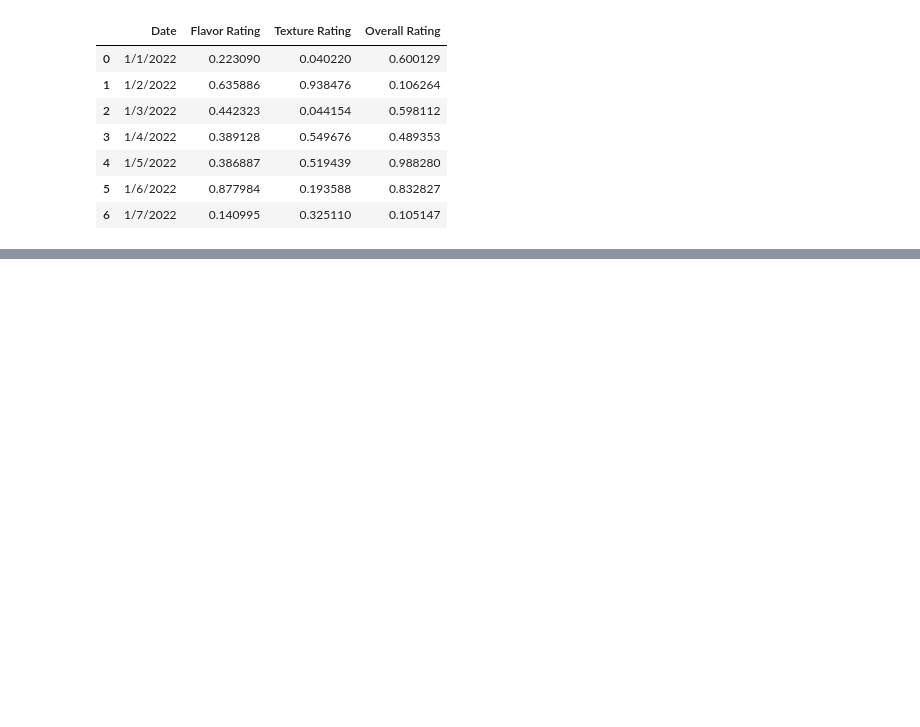
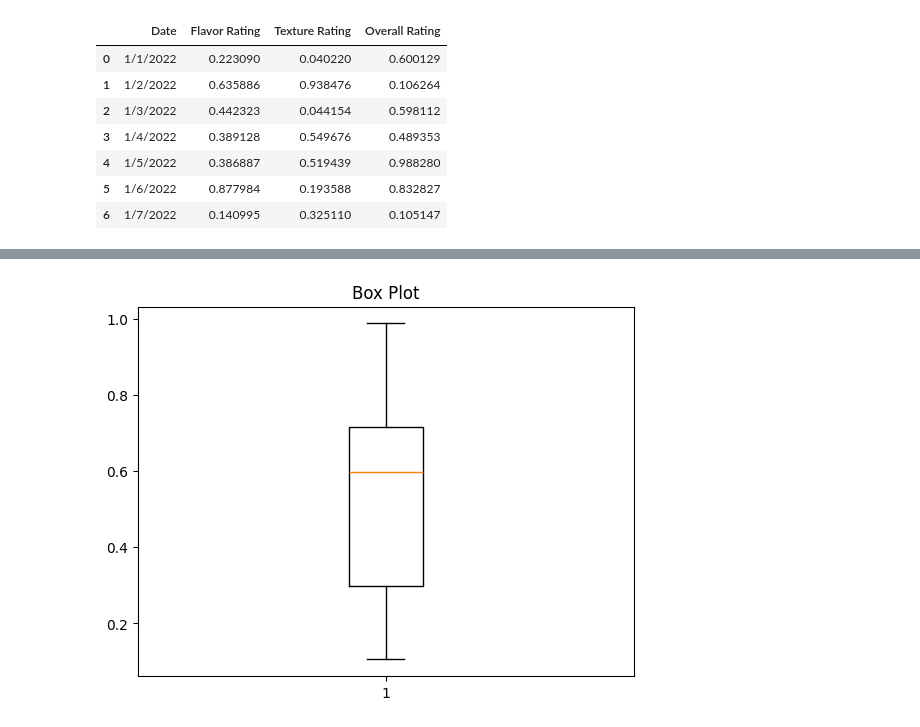
Before and after one commit to Shuvam02/AI-ML-training, a Jupyter notebook: Introduction/Visualization.ipynb, the cells around one changed output, grey strips where cells are left out. Saved outputs shown, nothing was run; the diff lists cells and outputs as text; code cells hidden in the pictures; blank space fills up the shorter version.

```diff
--- a/Introduction/Visualization.ipynb
+++ b/Introduction/Visualization.ipynb
@@ -87,0 +133,6 @@ df
+# %%
+plt.boxplot(df["Overall Rating"])
+plt.title("Box Plot")
+plt.show()
+# %% [output]
+[figure, added]
```
Also changed, not shown: parts of 27 cells of this notebook.
